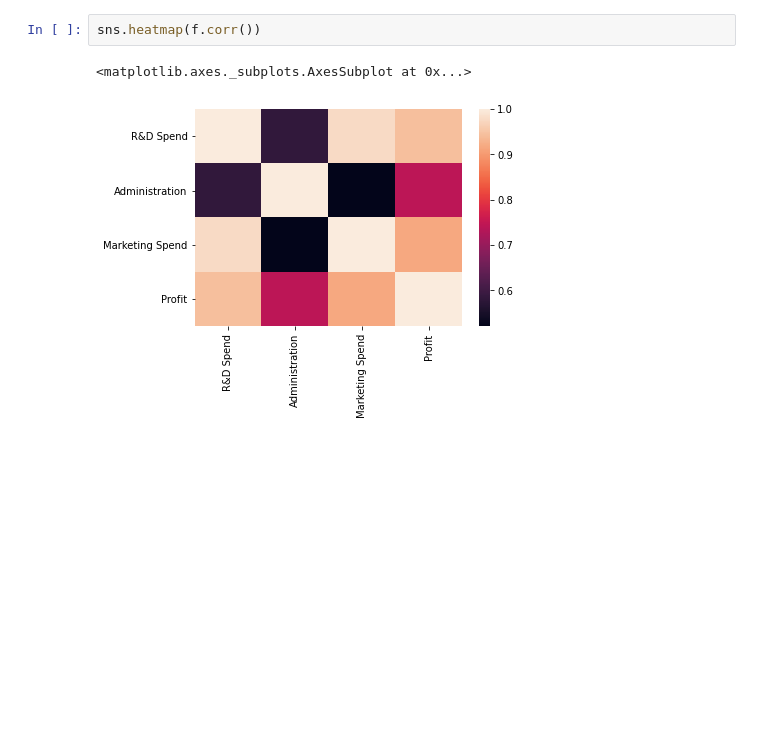
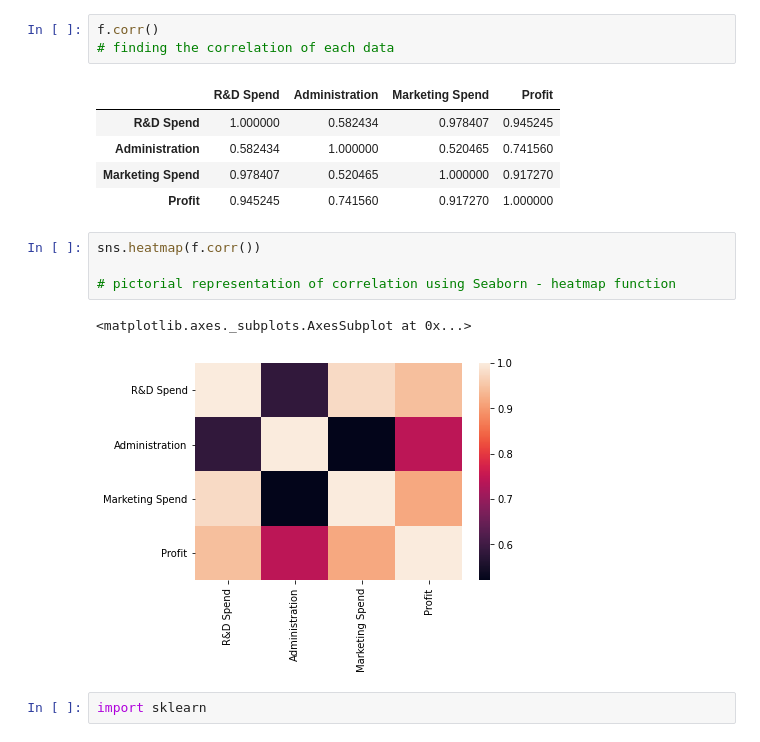
Before and after one commit to VasanthVanan/gsi-aim-excercises, a Jupyter notebook: 05. Linear Regression/Linear Regression - Implementation.ipynb, the cells around one changed output. Cells and saved outputs as stored; diff of their text form; blank space fills up the shorter version.

```diff
--- a/05. Linear Regression/Linear Regression - Implementation.ipynb
+++ b/05. Linear Regression/Linear Regression - Implementation.ipynb
@@ -23,5 +58,18 @@ Y = f.iloc[:,4].values
+# %%
+f.corr()
+# finding the correlation of each data
+# %% [output]
+|  | R&D Spend | Administration | Marketing Spend | Profit |
+| R&D Spend | 1.000000 | 0.582434 | 0.978407 | 0.945245 |
+| Administration | 0.582434 | 1.000000 | 0.520465 | 0.741560 |
+| Marketing Spend | 0.978407 | 0.520465 | 1.000000 | 0.917270 |
+| Profit | 0.945245 | 0.741560 | 0.917270 | 1.000000 |
 # %%
 sns.heatmap(f.corr())
+
+# pictorial representation of correlation using Seaborn - heatmap function
 # %% [output]
 <matplotlib.axes._subplots.AxesSubplot at 0x...>
 [figure]
+# %%
+import sklearn
```
Also changed, not shown: parts of 5 cells of this notebook, 2 other files.
